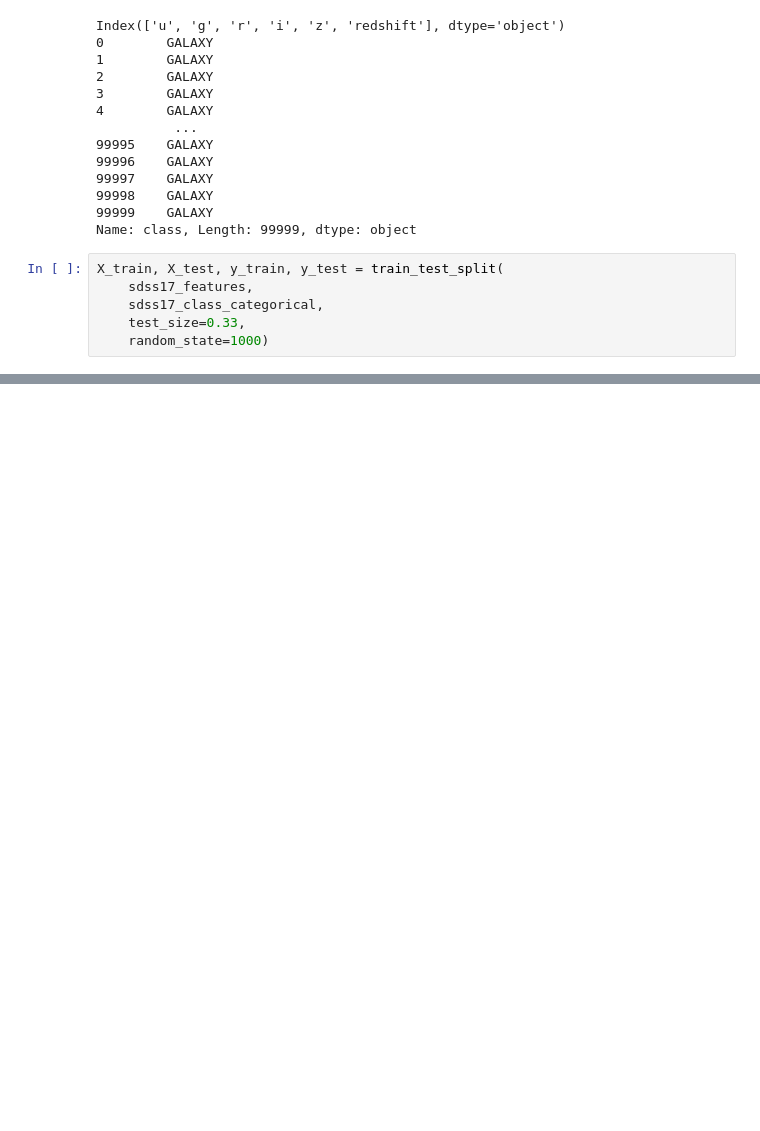
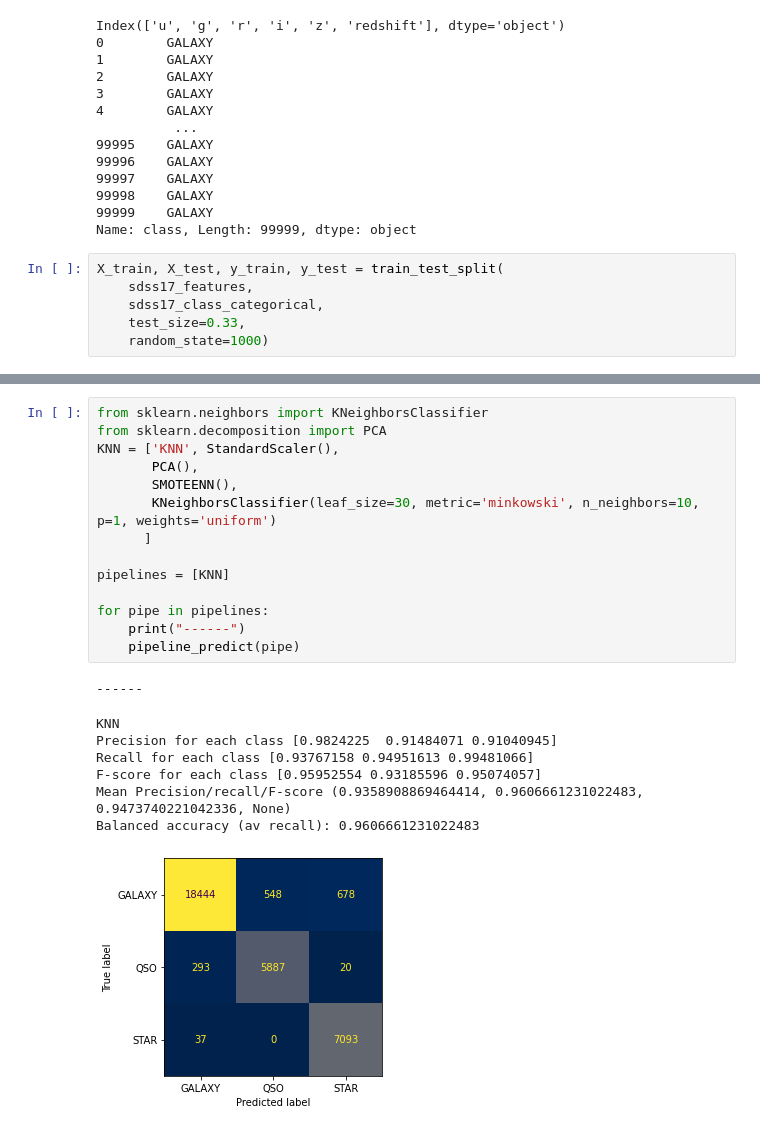
Before and after one commit to Fabio-RibeiroB/StellarClassificationMsc, a Jupyter notebook: FinalPipeline.ipynb, the cells around one changed output, grey strips where cells are left out. Cells and saved outputs as stored; diff of their text form; blank space fills up the shorter version.

```diff
--- a/FinalPipeline.ipynb
+++ b/FinalPipeline.ipynb
@@ -259,0 +282,23 @@ Balanced accuracy (av recall): 0.9745639767239395
+# %%
+from sklearn.neighbors import KNeighborsClassifier
+from sklearn.decomposition import PCA
+KNN = ['KNN', StandardScaler(),
+       PCA(),
+       SMOTEENN(),
+       KNeighborsClassifier(leaf_size=30, metric='minkowski', n_neighbors=10, p=1, weights='uniform')
+      ]
+
+pipelines = [KNN]
+
+for pipe in pipelines:
+    print("------")
+    pipeline_predict(pipe)
+# %% [output]
+------
+KNN
+Precision for each class [0.9824225  0.91484071 0.91040945]
+Recall for each class [0.93767158 0.94951613 0.99481066]
+F-score for each class [0.95952554 0.93185596 0.95074057]
+Mean Precision/recall/F-score (0.9358908869464414, 0.9606661231022483, 0.9473740221042336, None)
+Balanced accuracy (av recall): 0.9606661231022483
+[figure, added]
```
Also changed, not shown: parts of 4 cells of this notebook, 28 other files.
